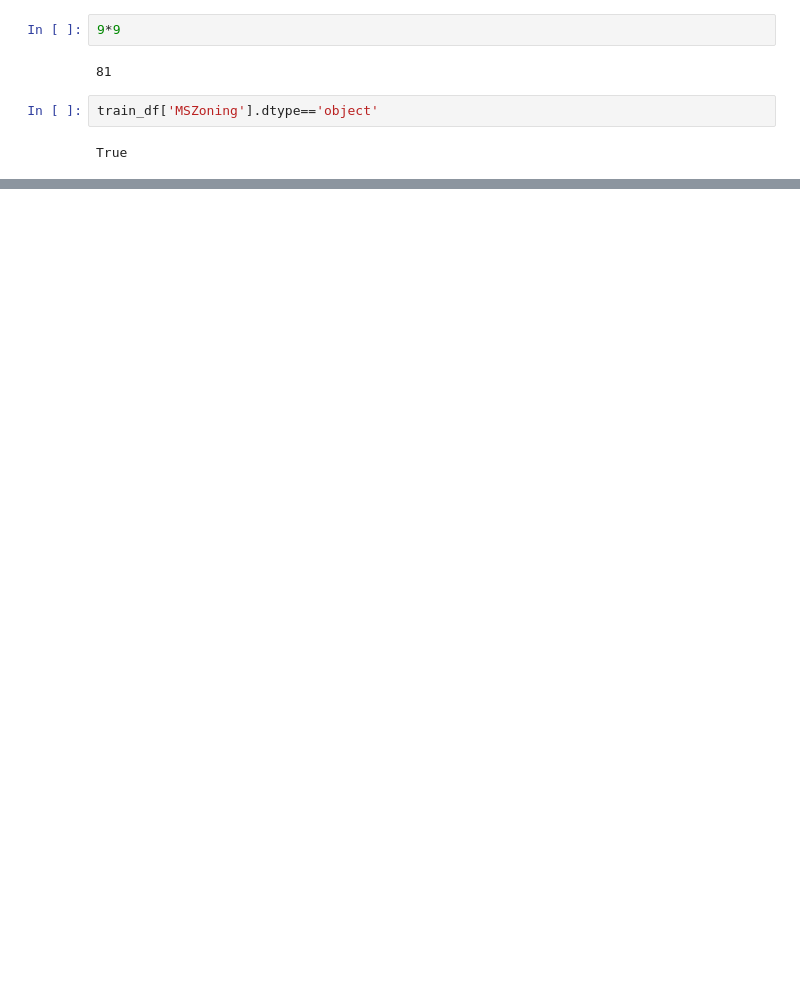
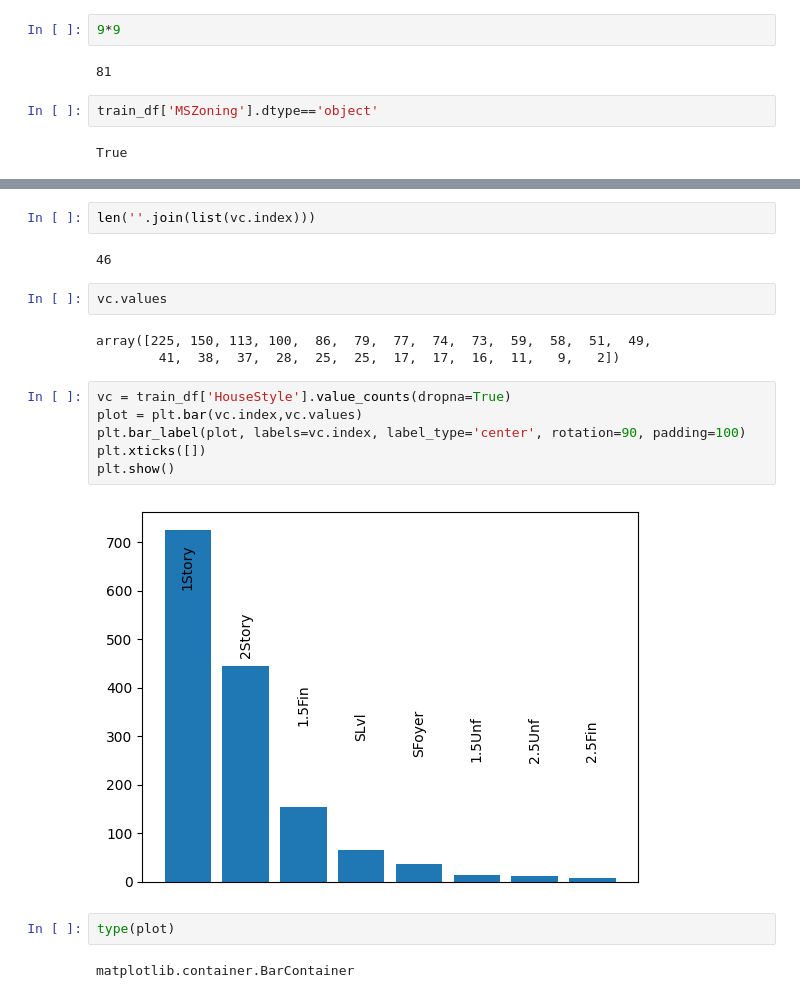
Before and after one commit to mqjg/housing_analysis, a Jupyter notebook: housing_analysis.ipynb, the cells around one changed output, grey strips where cells are left out. Cells and saved outputs as stored; diff of their text form; blank space fills up the shorter version.

```diff
--- a/housing_analysis.ipynb
+++ b/housing_analysis.ipynb
@@ -105,0 +131,21 @@ True
+# %%
+len(''.join(list(vc.index)))
+# %% [output]
+46
+# %%
+vc.values
+# %% [output]
+array([225, 150, 113, 100,  86,  79,  77,  74,  73,  59,  58,  51,  49,
+        41,  38,  37,  28,  25,  25,  17,  17,  16,  11,   9,   2])
+# %%
+vc = train_df['HouseStyle'].value_counts(dropna=True)
+plot = plt.bar(vc.index,vc.values)
+plt.bar_label(plot, labels=vc.index, label_type='center', rotation=90, padding=100)
+plt.xticks([])
+plt.show()
+# %% [output]
+[figure, added]
+# %%
+type(plot)
+# %% [output]
+matplotlib.container.BarContainer
```
Also changed, not shown: parts of 5 cells of this notebook.
